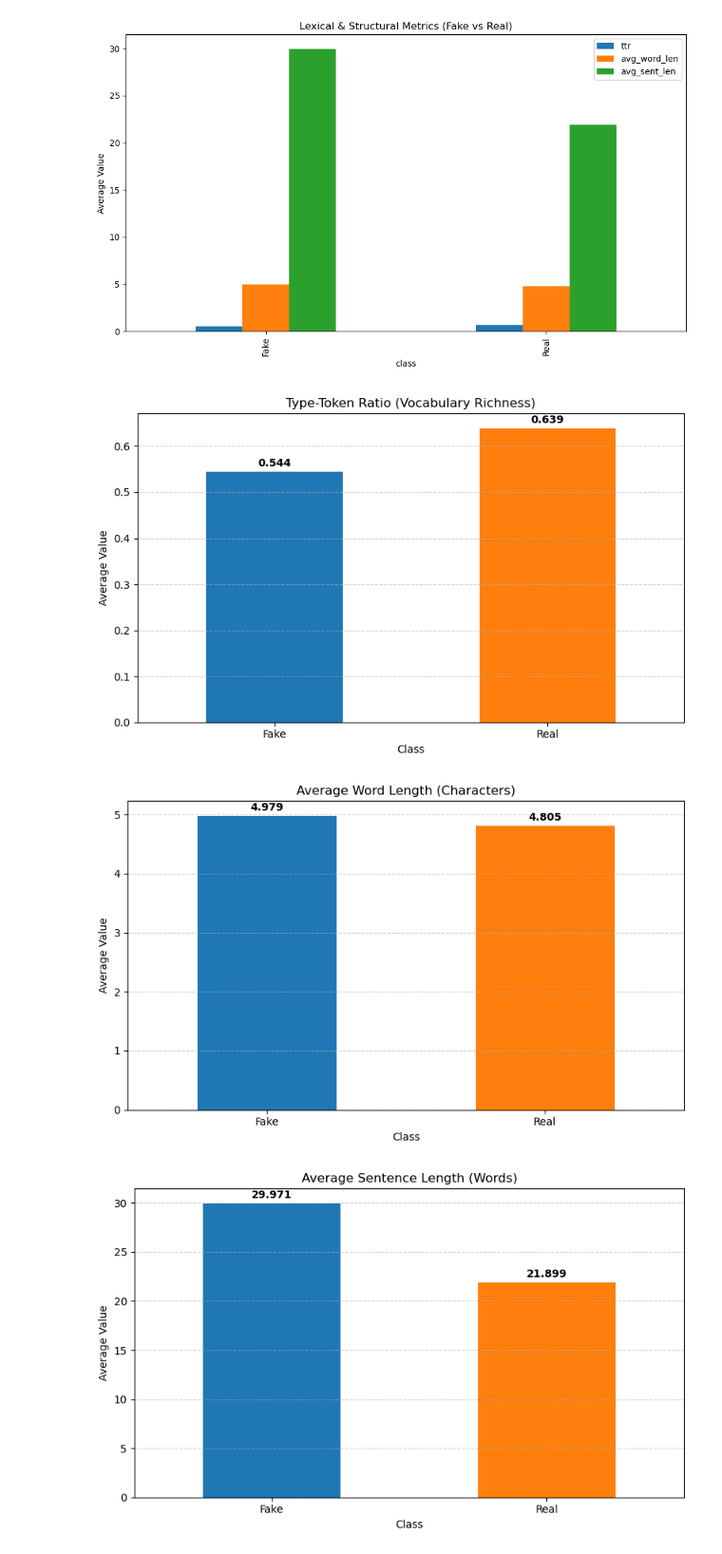
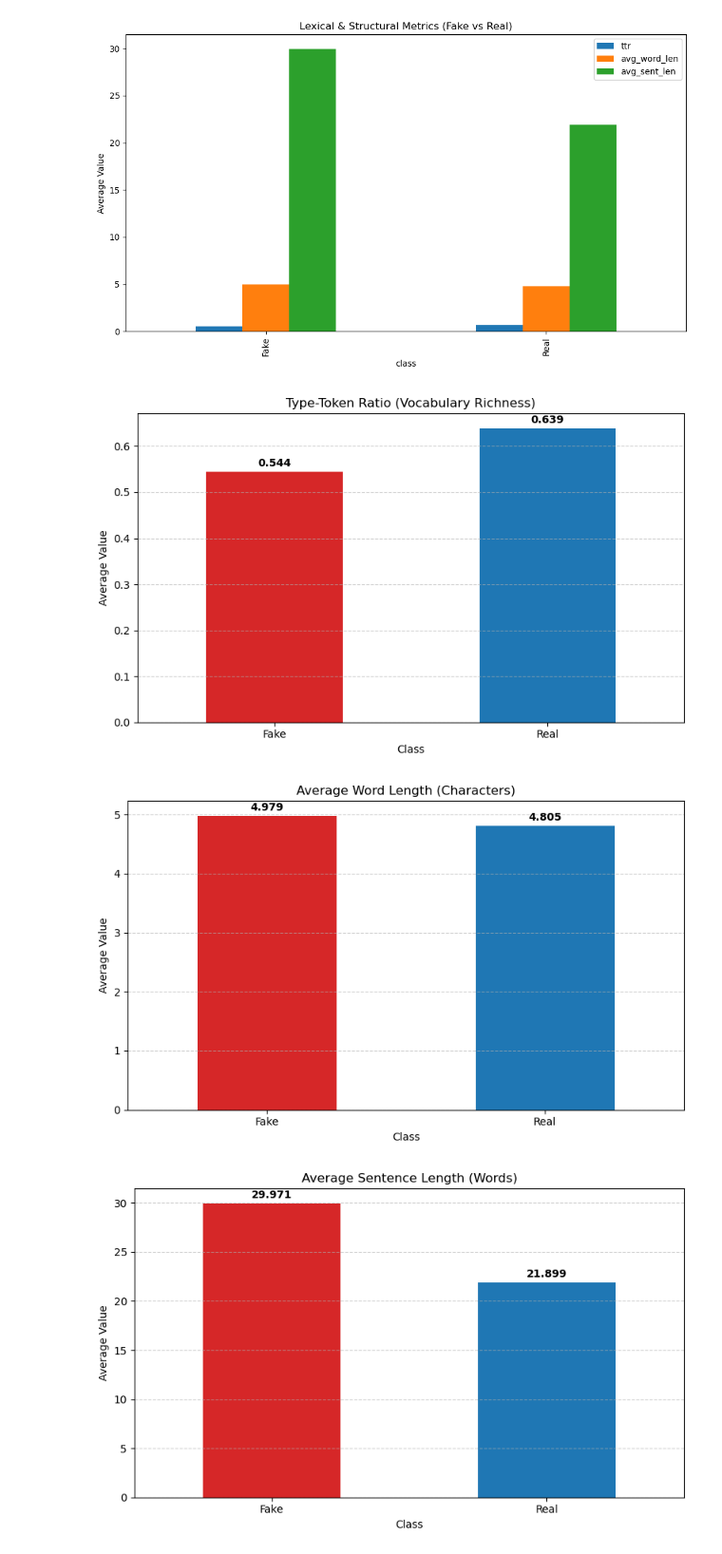
Before and after one commit to DuarteCruz6/MLChallenge-2526, a Jupyter notebook: presentation/notebooks/other_stuff/extra_graphs.ipynb, the cells around one changed output. Shown at 95% size. Drawn from its saved outputs; the diff is of its cells as text; code cells hidden in the pictures.

Commit message:
rerun and extra graphs

```diff
--- a/presentation/notebooks/other_stuff/extra_graphs.ipynb
+++ b/presentation/notebooks/other_stuff/extra_graphs.ipynb
@@ -295,36 +315,42 @@ metric_titles = {
     "avg_word_len": "Average Word Length (Characters)",
     "avg_sent_len": "Average Sentence Length (Words)"
 }
 
+# Define color mapping for the classes
+color_map = {'fake': 'tab:red', 'real': 'tab:blue'}
+
 # Loop through each metric and create a separate plot
 for metric in metrics_list:
     plt.figure(figsize=(8, 5))
 
     # Calculate the mean for the current metric
     # We use df_metrics which was created in your previous block
     avg_data = df_metrics.groupby("class")[metric].mean()
 
-    # Plot bar chart
-    # Using specific colors to match your previous charts
-    ax = avg_data.plot(kind="bar", color=['tab:blue', 'tab:orange'], rot=0)
+    # Assign colors based on the index to ensure 'fake' is red and 'real' is blue
+    # .lower() is used just in case the class names are capitalized (e.g., 'Fake')
+    colors = [color_map.get(str(x).lower(), 'gray') for x in avg_data.index]
+
+    # Plot bar chart using the dynamically generated colors list
+    ax = avg_data.plot(kind="bar", color=colors, rot=0)
 
     plt.title(f"{metric_titles[metric]}")
     plt.ylabel("Average Value")
     plt.xlabel("Class")
     plt.grid(axis='y', linestyle='--', alpha=0.6)
 
     # Add the exact value numbers on top of the bars for clarity
     for p in ax.patches:
         ax.annotate(f'{p.get_height():.3f}',
                     (p.get_x() + p.get_width() / 2., p.get_height()),
                     ha='center', va='center',
                     xytext=(0, 8),
                     textcoords='offset points',
                     fontsize=10, fontweight='bold')
 
     plt.tight_layout()
     plt.show()
 # %% [output]
-[figure, old version]
+[figure, new version]
-[figure, old version]
+[figure, new version]
-[figure, old version]
+[figure, new version]
```
Also changed, not shown: parts of 4 cells of this notebook, 5 other files.
